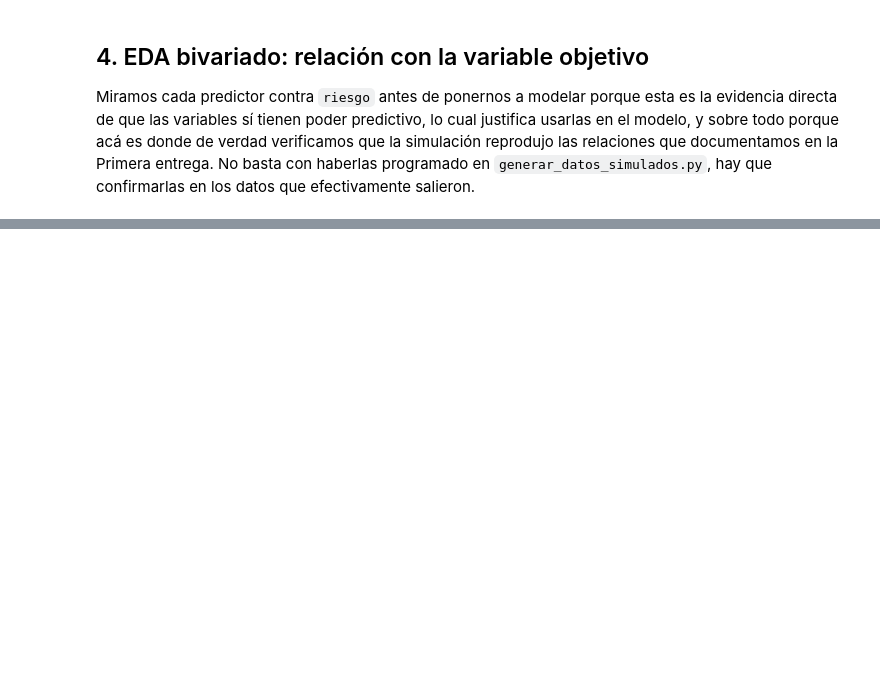
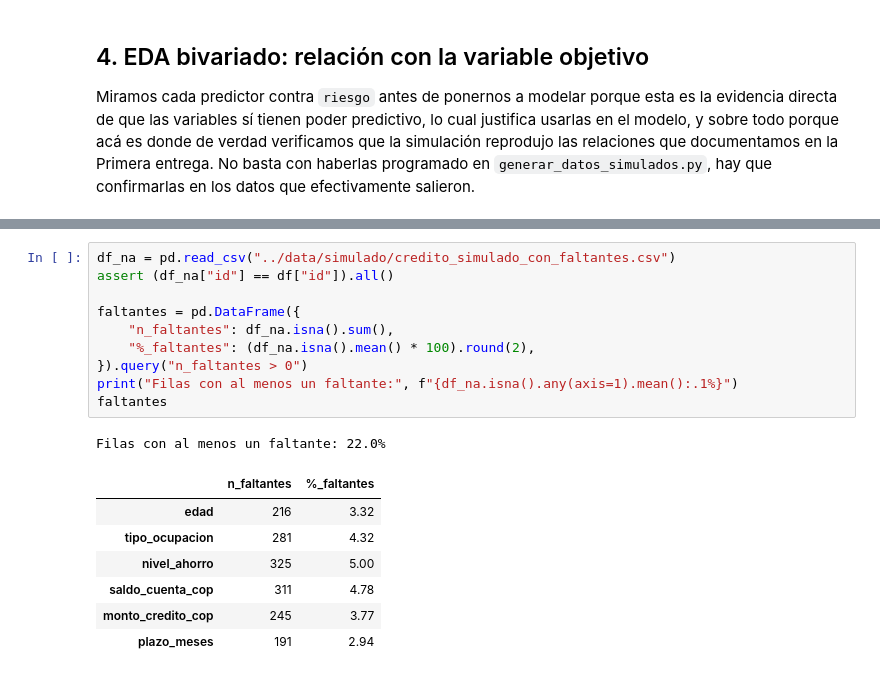
Before and after one commit to danielaestudio02-del/svm_cediticio_col, a Jupyter notebook: svm_scoring/svm_scoring/notebooks/02_EDA_y_calidad_datos.ipynb, the cells around one changed output, grey strips where cells are left out. Cells and saved outputs as stored; diff of their text form; blank space fills up the shorter version.

```diff
--- a/svm_scoring/svm_scoring/notebooks/02_EDA_y_calidad_datos.ipynb
+++ b/svm_scoring/svm_scoring/notebooks/02_EDA_y_calidad_datos.ipynb
@@ -304,0 +314,19 @@ verificacion
+# %%
+df_na = pd.read_csv("../data/simulado/credito_simulado_con_faltantes.csv")
+assert (df_na["id"] == df["id"]).all()
+
+faltantes = pd.DataFrame({
+    "n_faltantes": df_na.isna().sum(),
+    "%_faltantes": (df_na.isna().mean() * 100).round(2),
+}).query("n_faltantes > 0")
+print("Filas con al menos un faltante:", f"{df_na.isna().any(axis=1).mean():.1%}")
+faltantes
+# %% [output]
+Filas con al menos un faltante: 22.0%
+|  | n_faltantes | %_faltantes |
+| edad | 216 | 3.32 |
+| tipo_ocupacion | 281 | 4.32 |
+| nivel_ahorro | 325 | 5.00 |
+| saldo_cuenta_cop | 311 | 4.78 |
+| monto_credito_cop | 245 | 3.77 |
+| plazo_meses | 191 | 2.94 |
```
Also changed, not shown: parts of 21 cells of this notebook, 16 other files.
